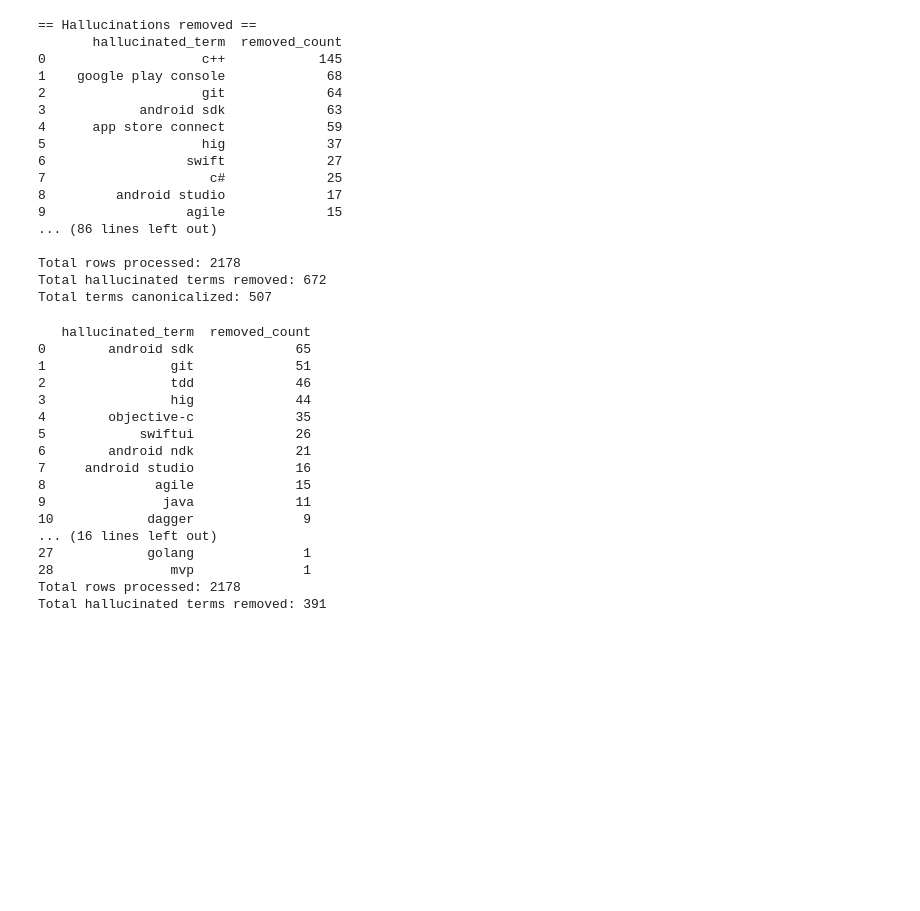
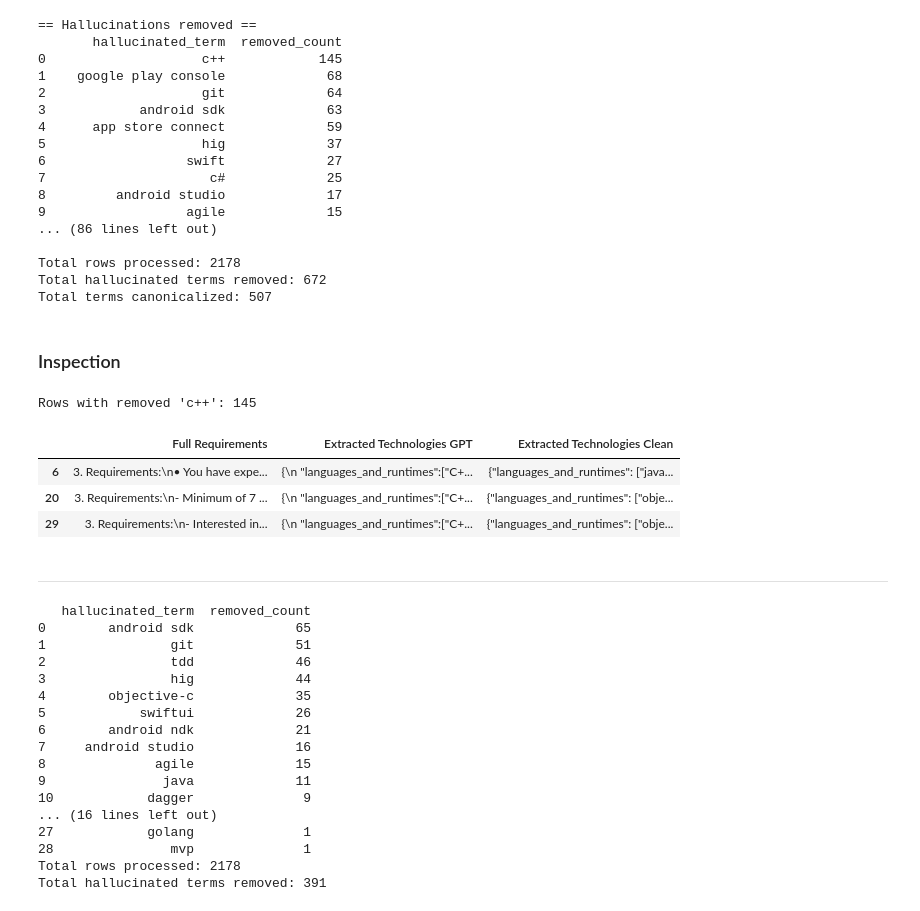
Before and after one commit to S0la1re/Research-work-new, a Jupyter notebook: Data Processing/Data Preparation.ipynb, the cells around one changed output. Cells and saved outputs as stored; diff of their text form; code cells hidden in the pictures; blank space fills up the shorter version.

```diff
--- a/Data Processing/Data Preparation.ipynb
+++ b/Data Processing/Data Preparation.ipynb
@@ -1175,3 +1175,19 @@ print(f"Total terms canonicalized: {sum(canonicalized_counter.values())}")
 Total rows processed: 2178
 Total hallucinated terms removed: 672
 Total terms canonicalized: 507
+# %% [markdown]
+### Inspection
+# %%
+def flat_terms(tech_json: str) -> set[str]:
+    """{"cat": ["A", "B"]}  → {"a", "b"}   (lower-case)"""
+    try:
+        d = json.loads(tech_json)
+    except Exception:
+        return set()
+    return {t.lower() for lst in d.values() for t in lst}
+
+# исходный → множество   |   очищенный → множество
+orig_sets  = df_final_extracted["Extracted Technologies GPT"].apply(flat_terms)
+clean_sets = df_final_extracted["Extracted Technologies Clean"].apply(flat_terms)
+
+df_final_extracted["removed_terms"] = orig_sets.subtract(clean_sets)
@@ -1178,3 +1196,24 @@ Total terms canonicalized: 507
+# %%
+term = "c++"                       # или "google play console", "android sdk", …
+
+mask = df_final_extracted["removed_terms"].apply(lambda s: term.lower() in s)
+
+view_cols = ["Full Requirements",
+             "Extracted Technologies GPT",
+             "Extracted Technologies Clean"]
+
+df_debug = df_final_extracted.loc[mask, view_cols]
+
+print(f"Rows with removed '{term}': {len(df_debug)}")
+df_debug.head(3)                   # покажет первые 3 совпадения
+# %% [output]
+Rows with removed 'c++': 145
+|  | Full Requirements | Extracted Technologies GPT | Extracted Technologies Clean |
+| 6 | 3. Requirements:\n• You have expe... | {\n "languages_and_runtimes":["C+... | {"languages_and_runtimes": ["java... |
+| 20 | 3. Requirements:\n- Minimum of 7 ... | {\n "languages_and_runtimes":["C+... | {"languages_and_runtimes": ["obje... |
+| 29 | 3. Requirements:\n- Interested in... | {\n "languages_and_runtimes":["C+... | {"languages_and_runtimes": ["obje... |
+# %% [markdown]
+----
 # %%
 blacklist = {
     # было
```
Also changed, not shown: parts of 1 cell of this notebook.
